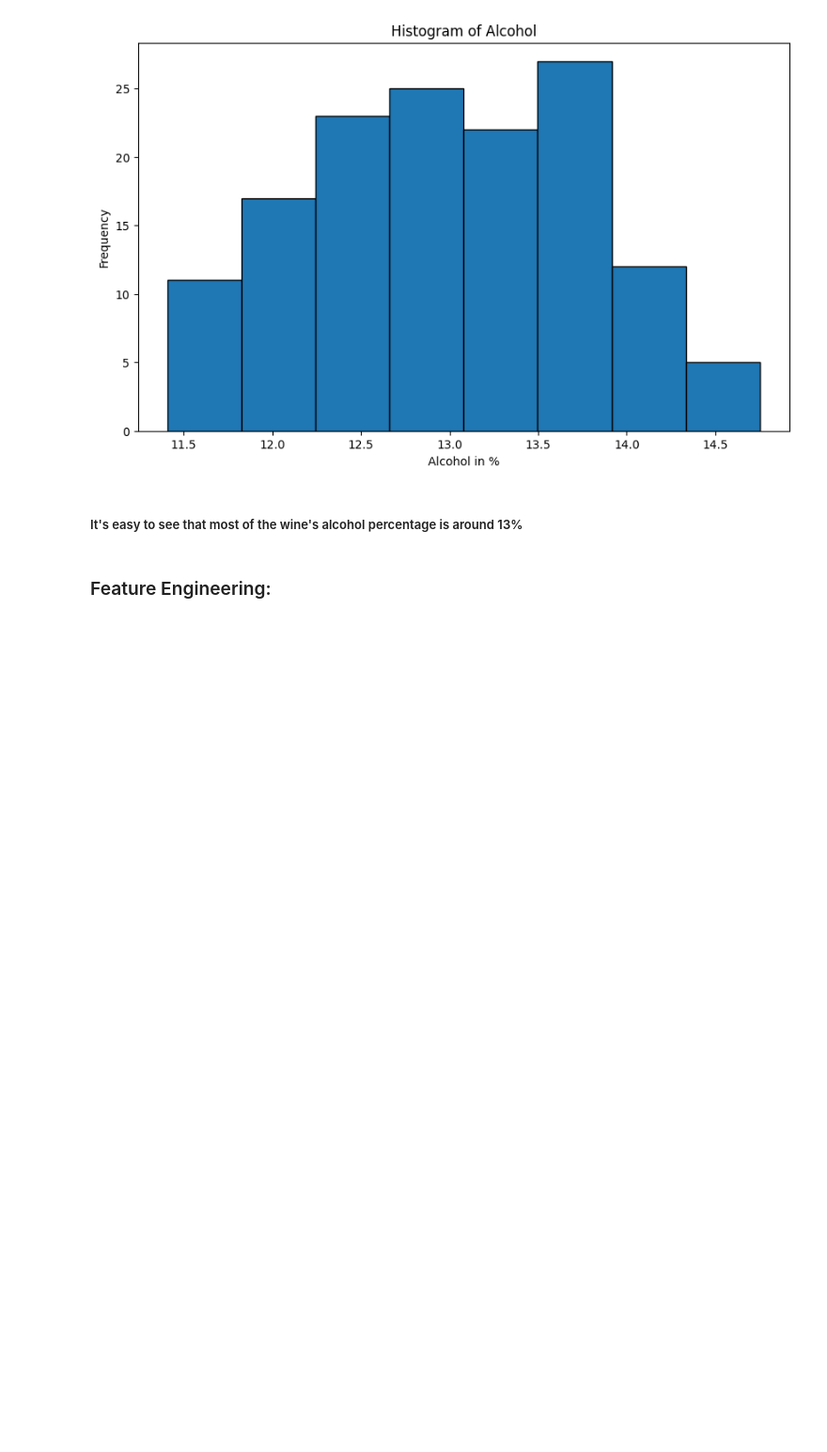
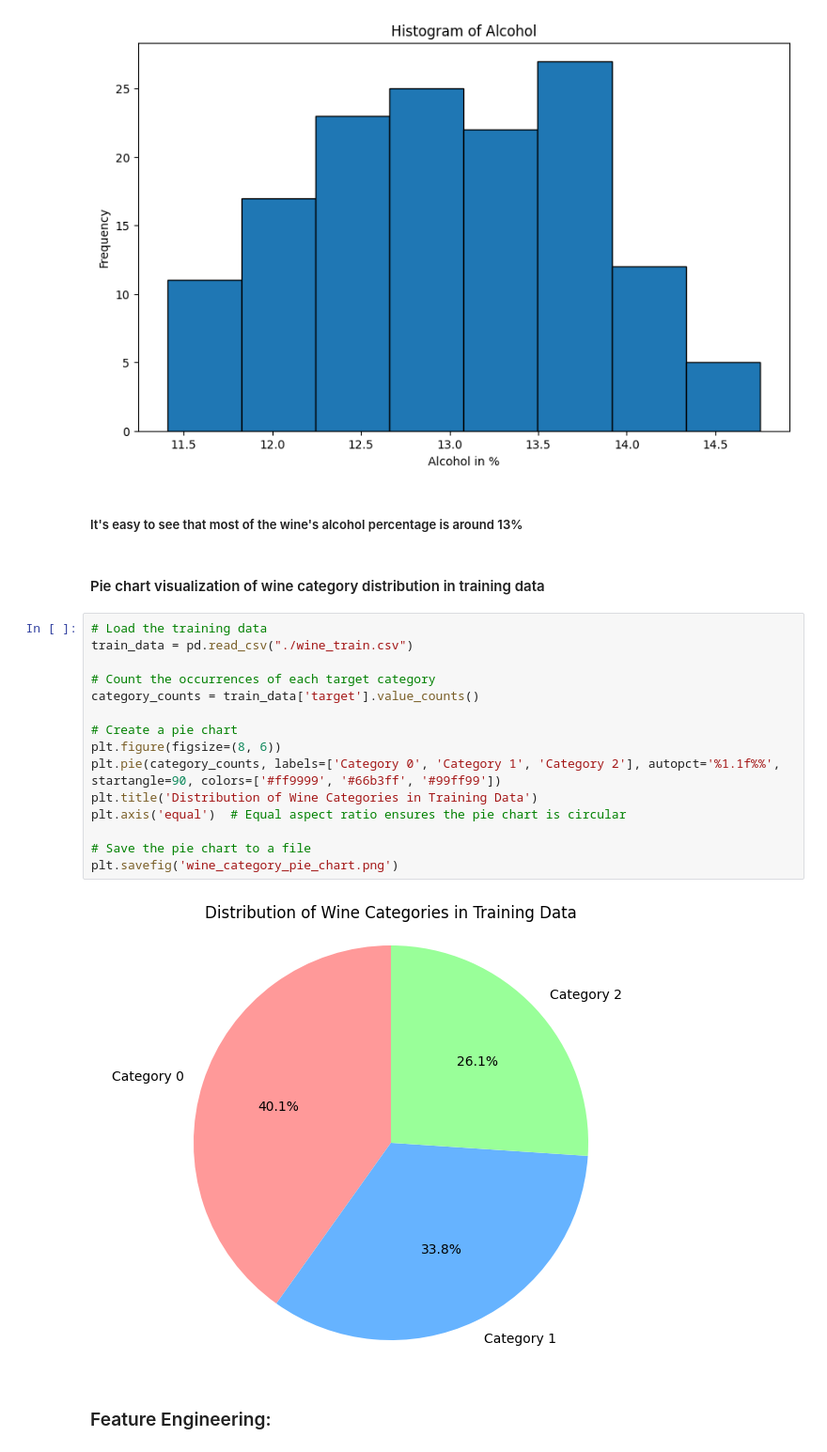
Before and after one commit to IlanaLofman/WineTypePrediction, a Jupyter notebook: Assignment2_supervised_learning_flow.ipynb, the cells around one changed output. Shown: that part at 94% size. Drawn from its saved outputs; the diff is of its cells as text; blank space fills up the shorter version.

```diff
--- a/Assignment2_supervised_learning_flow.ipynb
+++ b/Assignment2_supervised_learning_flow.ipynb
@@ -155,6 +158,25 @@ plt.show()
 [figure]
 # %% [markdown]
 ##### It's easy to see that most of the wine's alcohol percentage is around 13%
+# %% [markdown]
+#### Pie chart visualization of wine category distribution in training data
+# %%
+# Load the training data
+train_data = pd.read_csv("./wine_train.csv")
+
+# Count the occurrences of each target category
+category_counts = train_data['target'].value_counts()
+
+# Create a pie chart
+plt.figure(figsize=(8, 6))
+plt.pie(category_counts, labels=['Category 0', 'Category 1', 'Category 2'], autopct='%1.1f%%', startangle=90, colors=['#ff9999', '#66b3ff', '#99ff99'])
+plt.title('Distribution of Wine Categories in Training Data')
+plt.axis('equal')  # Equal aspect ratio ensures the pie chart is circular
+
+# Save the pie chart to a file
+plt.savefig('wine_category_pie_chart.png')
+# %% [output]
+[figure, added]
 # %% [markdown]
 ### Feature Engineering:
 # %% [markdown]
```
Also changed, not shown: parts of 48 cells of this notebook.
